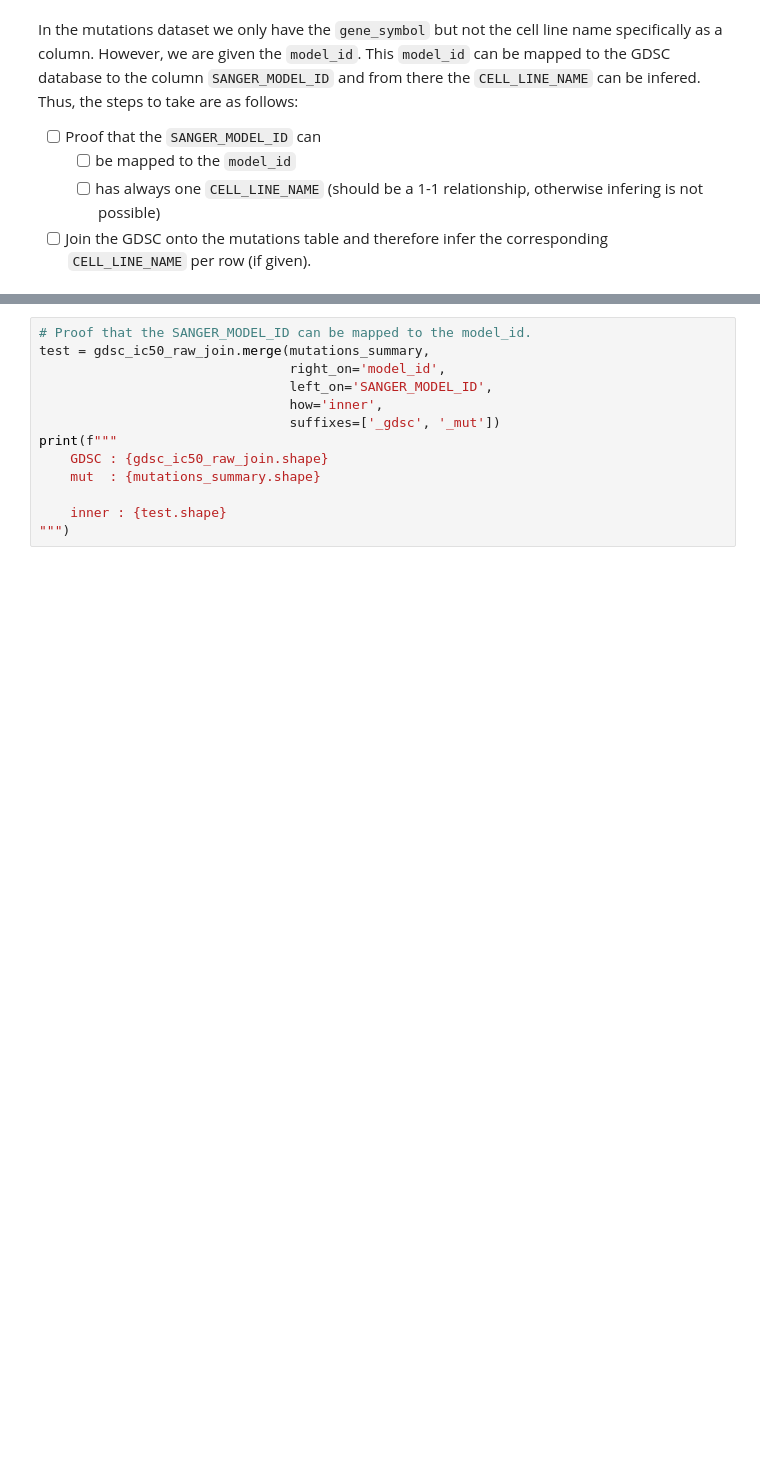
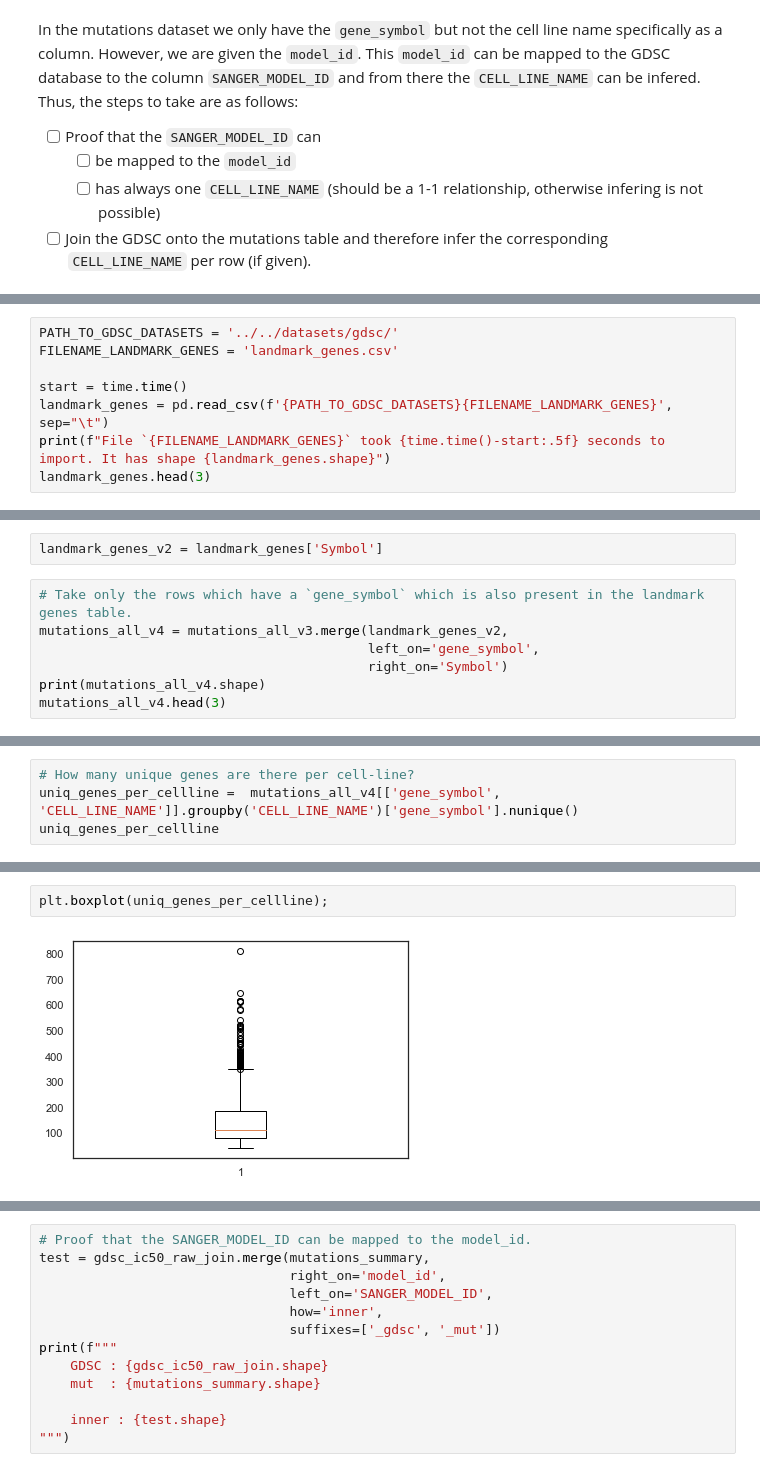
Before and after one commit to PeeteKeesel/gnn-for-drug-response-prediction, a Jupyter notebook: 04_GDSC_map_mutations.ipynb, the cells around one changed output, grey strips where cells are left out. Cells and saved outputs as stored; diff of their text form; blank space fills up the shorter version.

Commit message:
created mutations protein dataset & general mutations_all table

```diff
--- a/04_GDSC_map_mutations.ipynb
+++ b/04_GDSC_map_mutations.ipynb
@@ -131,0 +290,8 @@ gdsc_ic50_raw_join.head(5)
+# %%
+PATH_TO_GDSC_DATASETS = '../../datasets/gdsc/'
+FILENAME_LANDMARK_GENES = 'landmark_genes.csv'
+
+start = time.time()
+landmark_genes = pd.read_csv(f'{PATH_TO_GDSC_DATASETS}{FILENAME_LANDMARK_GENES}', sep="\t")
+print(f"File `{FILENAME_LANDMARK_GENES}` took {time.time()-start:.5f} seconds to import. It has shape {landmark_genes.shape}")
+landmark_genes.head(3)
@@ -131,0 +304,9 @@ gdsc_ic50_raw_join.head(5)
+# %%
+landmark_genes_v2 = landmark_genes['Symbol']
+# %%
+# Take only the rows which have a `gene_symbol` which is also present in the landmark genes table.
+mutations_all_v4 = mutations_all_v3.merge(landmark_genes_v2,
+                                          left_on='gene_symbol',
+                                          right_on='Symbol')
+print(mutations_all_v4.shape)
+mutations_all_v4.head(3)
@@ -131,0 +319,4 @@ gdsc_ic50_raw_join.head(5)
+# %%
+# How many unique genes are there per cell-line?
+uniq_genes_per_cellline =  mutations_all_v4[['gene_symbol', 'CELL_LINE_NAME']].groupby('CELL_LINE_NAME')['gene_symbol'].nunique()
+uniq_genes_per_cellline
@@ -131,0 +337,4 @@ gdsc_ic50_raw_join.head(5)
+# %%
+plt.boxplot(uniq_genes_per_cellline);
+# %% [output]
+[figure, added]
```
Also changed, not shown: parts of 44 cells of this notebook, 3 other files.
